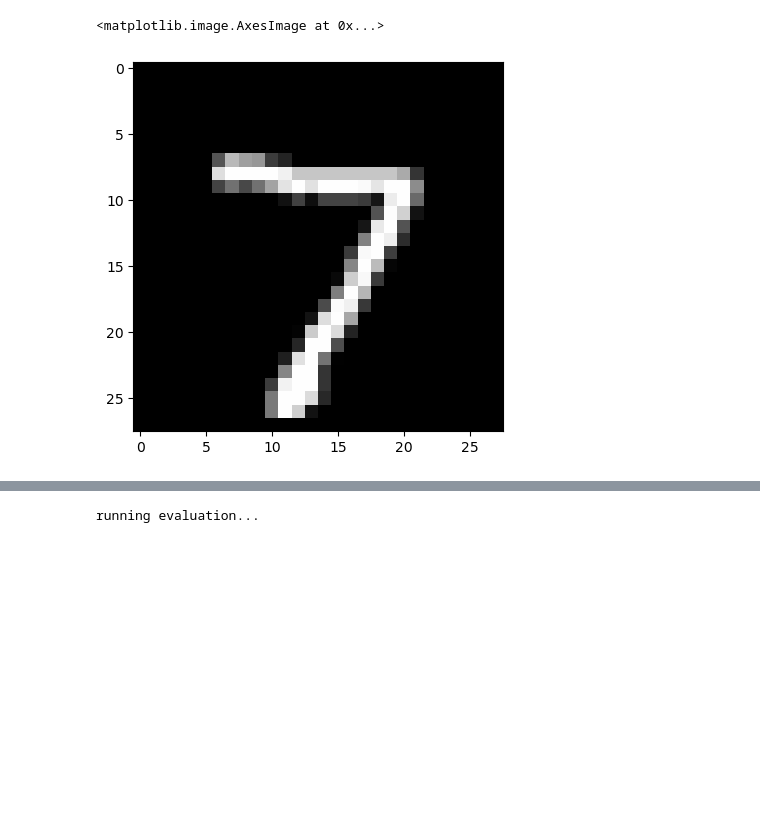
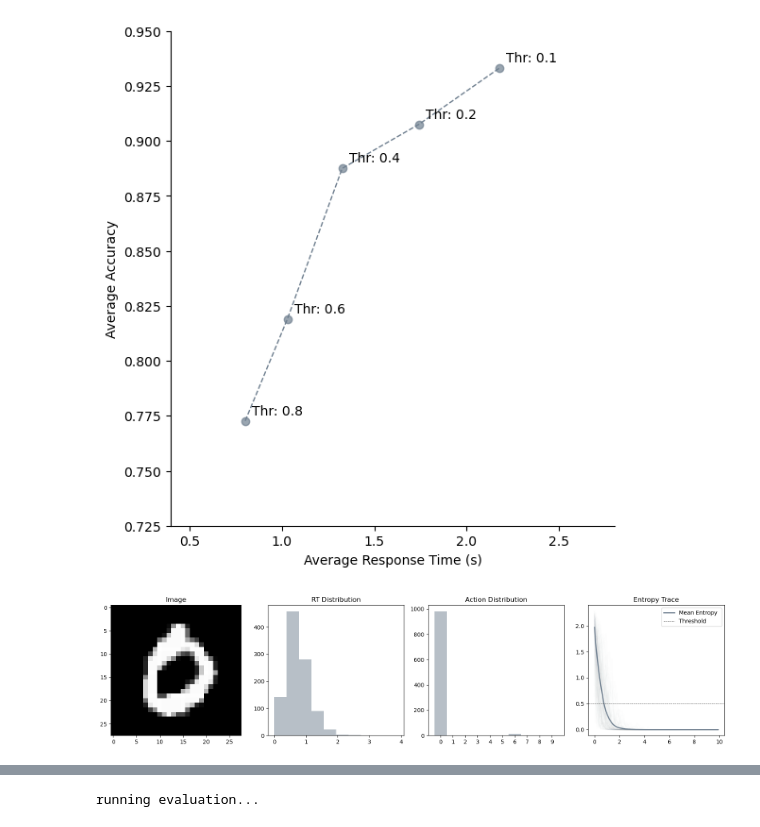
Before and after one commit to hayden-johnson/poisson-ssm, a Jupyter notebook: pssm.ipynb, the cells around one changed output, grey strips where cells are left out. Saved outputs shown, nothing was run; the diff lists cells and outputs as text; code cells hidden in the pictures; blank space fills up the shorter version.

```diff
--- a/pssm.ipynb
+++ b/pssm.ipynb
@@ -26,0 +56,9 @@ MLP(
+# %%
+threshold = .5
+dt = 0.1
+
+
+load_analysis_data = True
+save_analysis_data = False
+n_test_imgs = 250
+n_img_repeats = 250
@@ -27,10 +84,66 @@ MLP(
+# %%
+# Compute the average response time (converted to seconds) and average accuracy for each threshold
+all_rts = np.array(all_rts)
+all_accuracies = np.array(all_accuracies)
+avg_rts = all_rts.mean(axis=1) * dt
+avg_accuracies = np.array(all_accuracies).mean(axis=1)
+
+# Plot one point per threshold with average response time on the x-axis and accuracy on the y-axis
+fig, ax = plt.subplots(figsize=(6, 6))
+ax.scatter(avg_rts, avg_accuracies, color='slategray', alpha=0.7)
+for i, thr in enumerate(thresholds):
+    ax.annotate(f"Thr: {thr}", (avg_rts[i], avg_accuracies[i]), textcoords="offset points", xytext=(5, 5))
+ax.set_xlabel("Average Response Time (s)")
+ax.set_ylabel("Average Accuracy")
+# ax.set_title("Average Accuracy vs Response Time for Each Threshold")
+# plot line through the points
+ax.plot(avg_rts, avg_accuracies, color='slategray', linestyle='--', linewidth=1, alpha=1)
+
+# remove the top and right spines
+ax.spines['top'].set_visible(False)
+ax.spines['right'].set_visible(False)
+plt.tight_layout()
+
+ax.set_xlim(.1 * 4, .7* 4)
+ax.set_ylim(.725, .95)
+
+fig.savefig(f"{figures_path}/avg_accuracy_vs_response_time.svg", format='svg', dpi=300)
+plt.show()
+# %% [output]
+[figure, added]
+# %%
+img = ds_test[3][0]
+rts, actions, entropies, spikes = pssm.get_rts(img, threshold=threshold, n_repeats=1000, plot_results=False)
 # %%
-img = ds_test[0][0]
+fig, axs = plt.subplots(1, 4, figsize=(16, 4))
 
-plt.imshow(img.reshape(28, 28), cmap='gray')
+axs[0].set_title("Image")
+axs[0].imshow(img.reshape(28, 28), cmap='gray')
+
+axs[1].hist(rts * dt, bins=10, color='slategray', alpha=0.5)
+axs[1].set_title("RT Distribution")
+
+bins = np.arange(11) - 0.5
+axs[2].hist(actions, bins=bins, color='slategray', alpha=0.5)
+axs[2].set_title("Action Distribution")
+axs[2].set_xticks(np.arange(10))
+
+axs[3].set_title("Entropy Trace")
+for i in range(min(len(entropies), 100)):
+    axs[3].plot(np.arange(len(entropies[i])) * dt, entropies[i], color='slategray', alpha=.01)
+
+axs[3].plot(np.arange(len(entropies[0])) * dt, np.mean(entropies, axis=0), color='slategray', linewidth=2, label='Mean Entropy ')
+
+# plot line at threshold
+axs[3].axhline(y=threshold, color='black', linestyle='--', label='Threshold', linewidth=.7, alpha=0.7)
+axs[3].legend()
+
+plt.tight_layout()
+fig.savefig(f"{figures_path}/single_digit.svg", format='svg', dpi=300)
+
+plt.show()
 # %% [output]
-<matplotlib.image.AxesImage at 0x...>
-[figure, old version]
+[figure, new version]
 # %%
 from tqdm.notebook import trange
 import numpy as np
```
Also changed, not shown: parts of 21 cells of this notebook, 2 other files.
